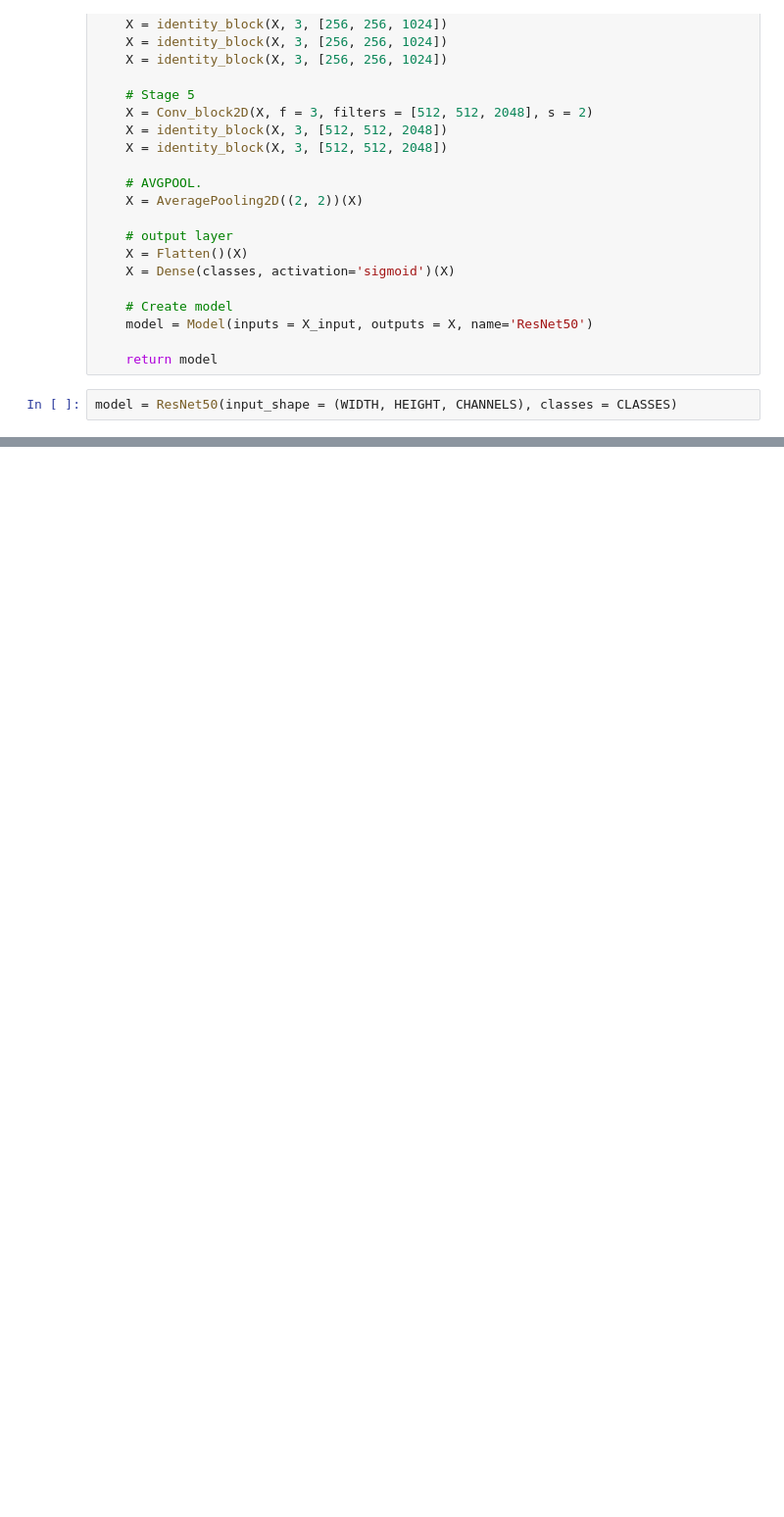
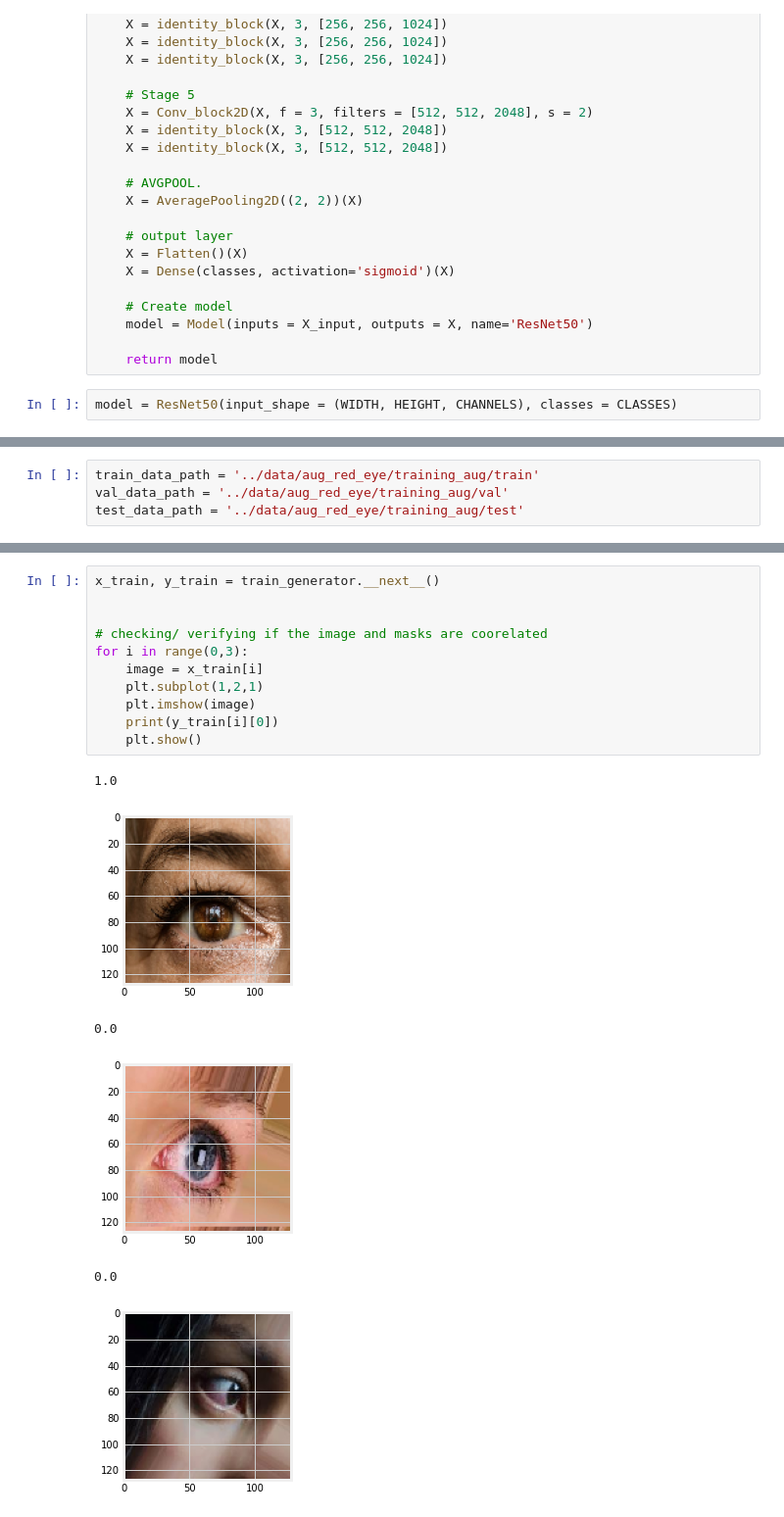
Before and after one commit to jaybfn/Red-Eye-Detection, a Jupyter notebook: resnet_model/resnet50_model.ipynb, the cells around one changed output, grey strips where cells are left out. Shown at 98% size. Saved outputs shown, nothing was run; the diff lists cells and outputs as text; blank space fills up the shorter version.

```diff
--- a/resnet_model/resnet50_model.ipynb
+++ b/resnet_model/resnet50_model.ipynb
@@ -162,0 +195,4 @@ None
+# %%
+train_data_path = '../data/aug_red_eye/training_aug/train'
+val_data_path = '../data/aug_red_eye/training_aug/val'
+test_data_path = '../data/aug_red_eye/training_aug/test'
@@ -162,0 +239,18 @@ None
+# %%
+x_train, y_train = train_generator.__next__()
+
+
+# checking/ verifying if the image and masks are coorelated
+for i in range(0,3):
+    image = x_train[i]
+    plt.subplot(1,2,1)
+    plt.imshow(image)
+    print(y_train[i][0])
+    plt.show()
+# %% [output]
+1.0
+[figure, added]
+0.0
+[figure, added]
+0.0
+[figure, added]
```
Also changed, not shown: parts of 14 cells of this notebook, 4 other files.
